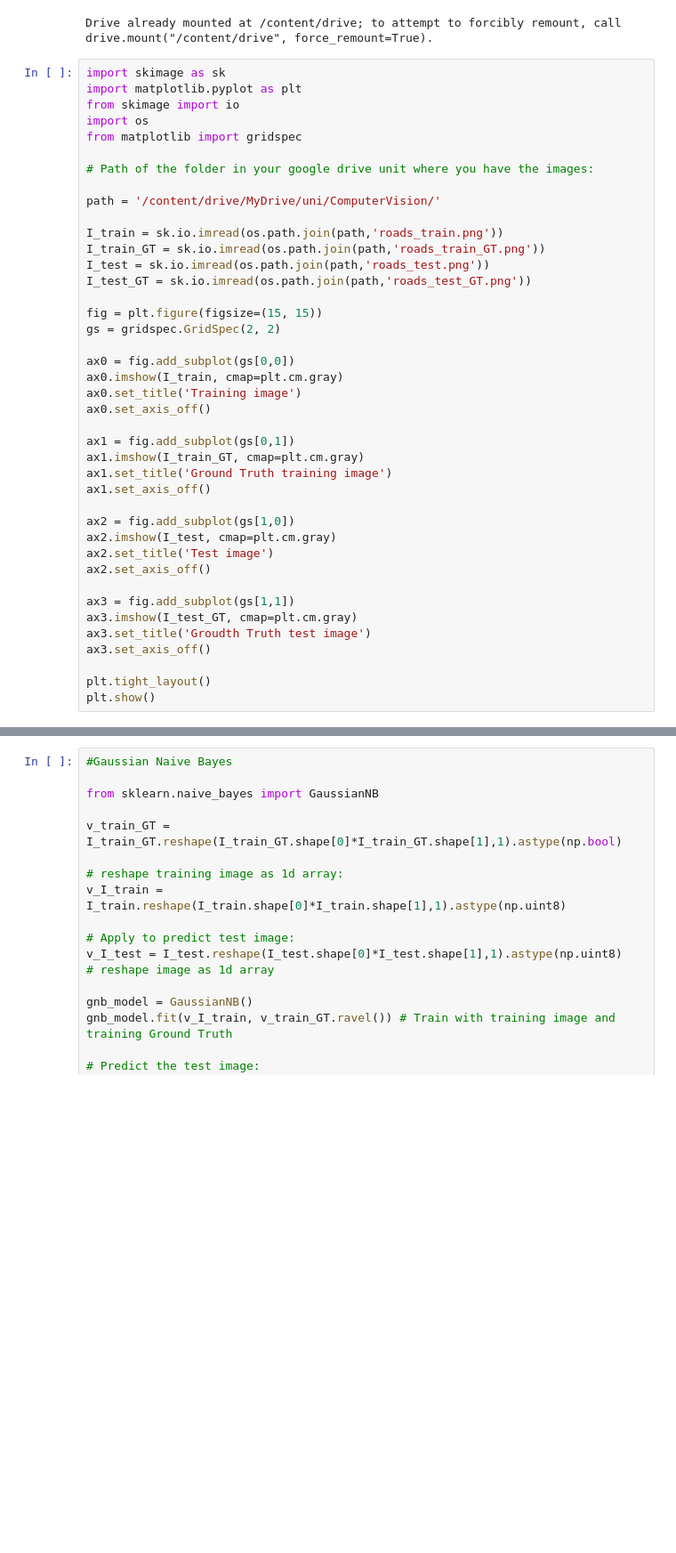
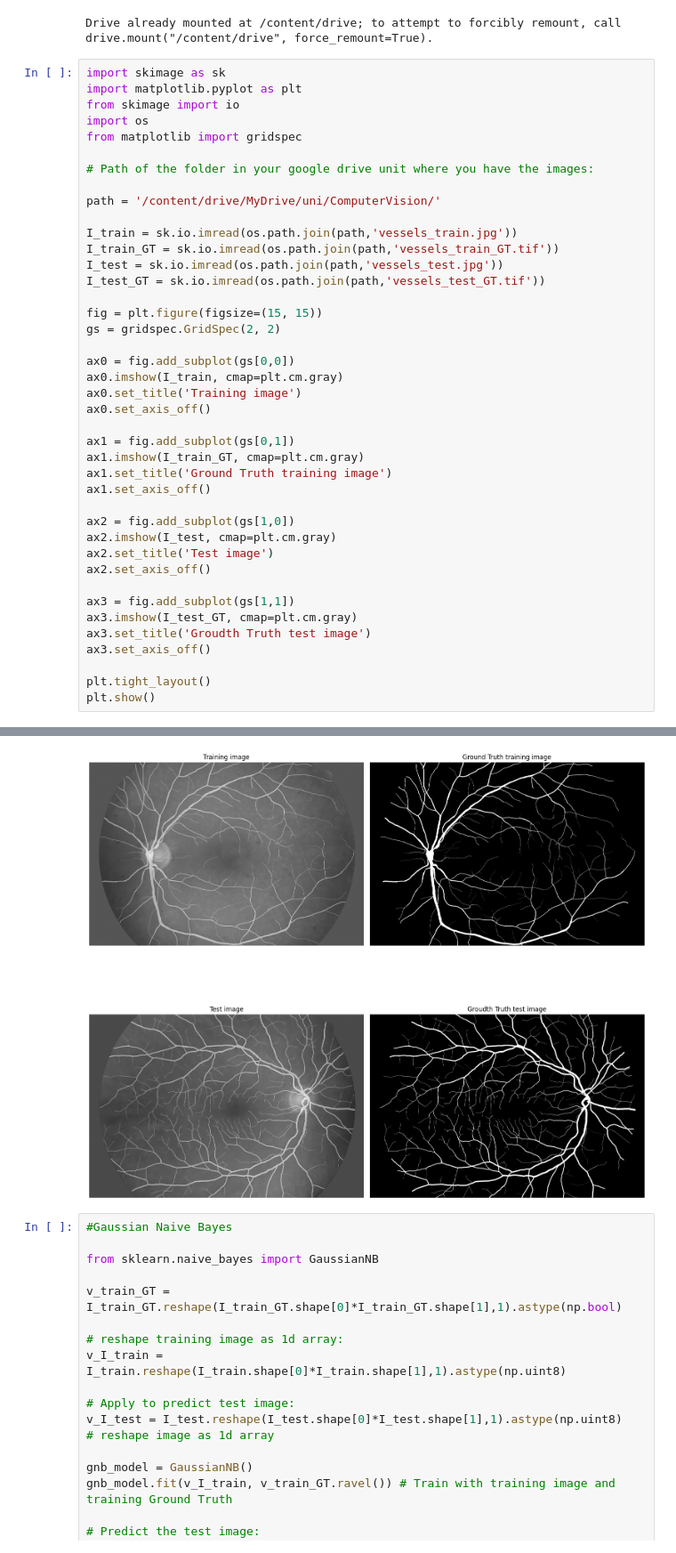
Before and after one commit to Mahsa-Goudarzi/ComputerVision, a Jupyter notebook: M2_Image Segmentation/Exercise 2.ipynb, the cells around one changed output, grey strips where cells are left out. Shown at 89% size. Saved outputs shown, nothing was run; the diff lists cells and outputs as text; blank space fills up the shorter version.

Commit message:
Added task 3 (image to be changed in a later version)

```diff
--- a/M2_Image Segmentation/Exercise 2.ipynb
+++ b/M2_Image Segmentation/Exercise 2.ipynb
@@ -138,10 +138,10 @@ from matplotlib import gridspec
 
 path = '/content/drive/MyDrive/uni/ComputerVision/'
 
-I_train = sk.io.imread(os.path.join(path,'roads_train.png'))
-I_train_GT = sk.io.imread(os.path.join(path,'roads_train_GT.png'))
-I_test = sk.io.imread(os.path.join(path,'roads_test.png'))
-I_test_GT = sk.io.imread(os.path.join(path,'roads_test_GT.png'))
+I_train = sk.io.imread(os.path.join(path,'vessels_train.jpg'))
+I_train_GT = sk.io.imread(os.path.join(path,'vessels_train_GT.tif'))
+I_test = sk.io.imread(os.path.join(path,'vessels_test.jpg'))
+I_test_GT = sk.io.imread(os.path.join(path,'vessels_test_GT.tif'))
 
 fig = plt.figure(figsize=(15, 15))
 gs = gridspec.GridSpec(2, 2)
@@ -173,3 +172,4 @@ FileNotFoundError: No such file: '/content/drive/MyDrive/uni/ComputerVision/road
+[figure, added]
 # %%
 #Gaussian Naive Bayes
 
```
Also changed, not shown: parts of 1 cell of this notebook.
